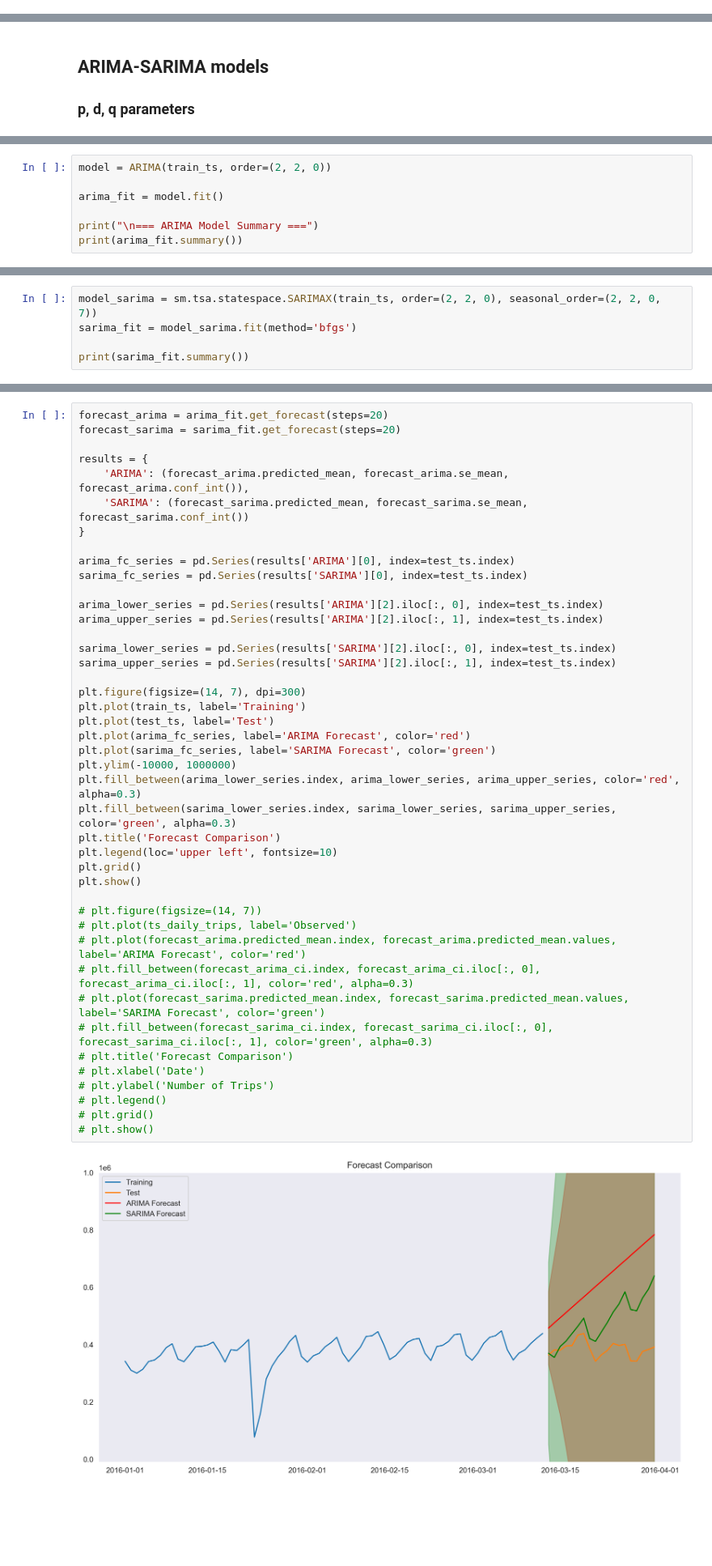
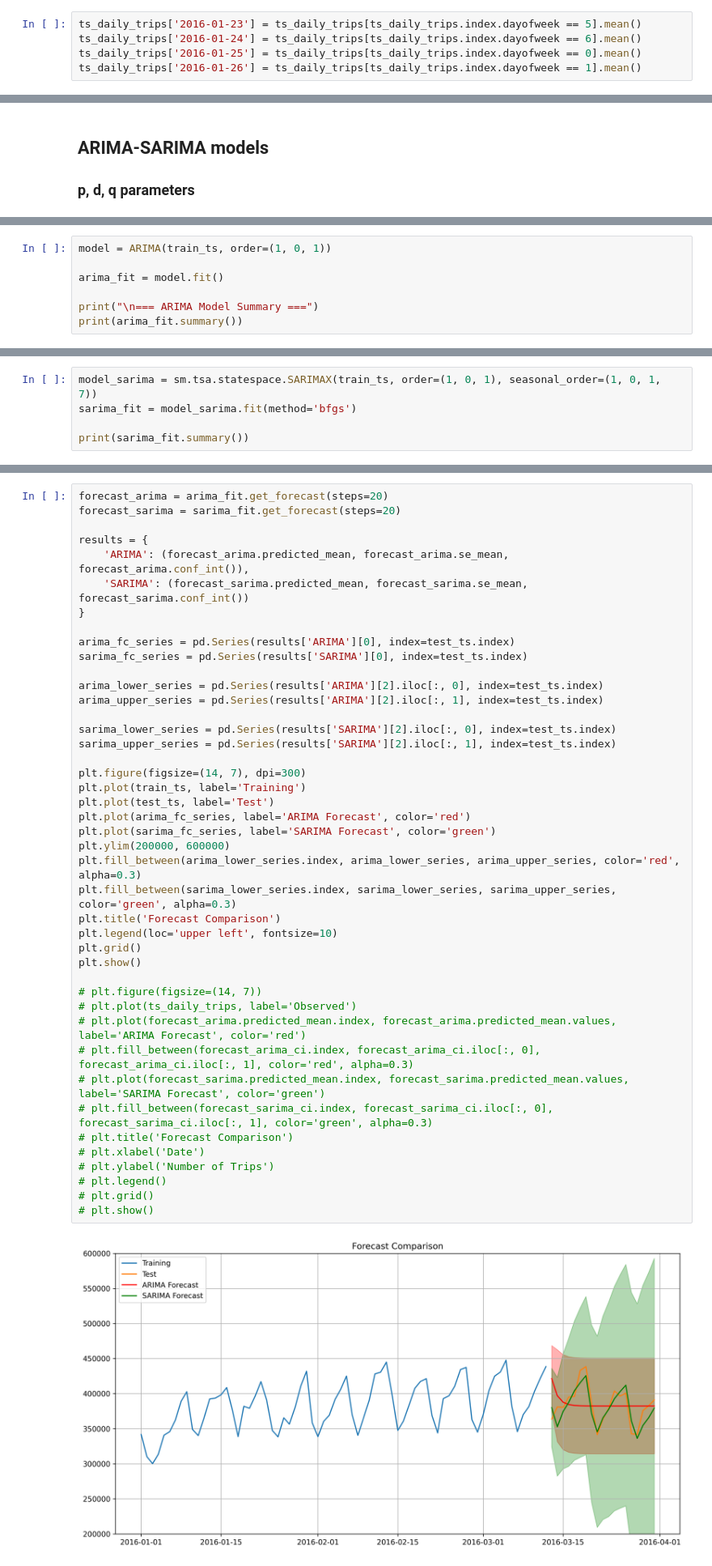
Before and after one commit to NicolaPicciafuoco/time-series-analysis, a Jupyter notebook: code/dataset_taxi_NYC/time_series.ipynb, the cells around one changed output, grey strips where cells are left out. Shown at 81% size. Saved outputs shown, nothing was run; the diff lists cells and outputs as text; blank space fills up the shorter version.

```diff
--- a/code/dataset_taxi_NYC/time_series.ipynb
+++ b/code/dataset_taxi_NYC/time_series.ipynb
@@ -101,0 +97,5 @@ test_ts = ts_daily_trips[train_size:]
+# %%
+ts_daily_trips['2016-01-23'] = ts_daily_trips[ts_daily_trips.index.dayofweek == 5].mean()
+ts_daily_trips['2016-01-24'] = ts_daily_trips[ts_daily_trips.index.dayofweek == 6].mean()
+ts_daily_trips['2016-01-25'] = ts_daily_trips[ts_daily_trips.index.dayofweek == 0].mean()
+ts_daily_trips['2016-01-26'] = ts_daily_trips[ts_daily_trips.index.dayofweek == 1].mean()
@@ -249,5 +256,5 @@ plt.show()
 # %%
-model = ARIMA(train_ts, order=(2, 2, 0))
+model = ARIMA(train_ts, order=(1, 0, 1))
 
 arima_fit = model.fit()
 
@@ -280,5 +287,5 @@ plt.show()
 # %%
-model_sarima = sm.tsa.statespace.SARIMAX(train_ts, order=(2, 2, 0), seasonal_order=(2, 2, 0, 7))
+model_sarima = sm.tsa.statespace.SARIMAX(train_ts, order=(1, 0, 1), seasonal_order=(1, 0, 1, 7))
 sarima_fit = model_sarima.fit(method='bfgs')
 
 print(sarima_fit.summary())
@@ -321,35 +328,35 @@ arima_lower_series = pd.Series(results['ARIMA'][2].iloc[:, 0], index=test_ts.ind
 arima_upper_series = pd.Series(results['ARIMA'][2].iloc[:, 1], index=test_ts.index)
 
 sarima_lower_series = pd.Series(results['SARIMA'][2].iloc[:, 0], index=test_ts.index)
 sarima_upper_series = pd.Series(results['SARIMA'][2].iloc[:, 1], index=test_ts.index)
 
 plt.figure(figsize=(14, 7), dpi=300)
 plt.plot(train_ts, label='Training')
 plt.plot(test_ts, label='Test')
 plt.plot(arima_fc_series, label='ARIMA Forecast', color='red')
 plt.plot(sarima_fc_series, label='SARIMA Forecast', color='green')
-plt.ylim(-10000, 1000000)
+plt.ylim(200000, 600000)
 plt.fill_between(arima_lower_series.index, arima_lower_series, arima_upper_series, color='red', alpha=0.3)
 plt.fill_between(sarima_lower_series.index, sarima_lower_series, sarima_upper_series, color='green', alpha=0.3)
 plt.title('Forecast Comparison')
 plt.legend(loc='upper left', fontsize=10)
 plt.grid()
 plt.show()
 
 # plt.figure(figsize=(14, 7))
 # plt.plot(ts_daily_trips, label='Observed')
 # plt.plot(forecast_arima.predicted_mean.index, forecast_arima.predicted_mean.values, label='ARIMA Forecast', color='red')
 # plt.fill_between(forecast_arima_ci.index, forecast_arima_ci.iloc[:, 0], forecast_arima_ci.iloc[:, 1], color='red', alpha=0.3)
 # plt.plot(forecast_sarima.predicted_mean.index, forecast_sarima.predicted_mean.values, label='SARIMA Forecast', color='green')
 # plt.fill_between(forecast_sarima_ci.index, forecast_sarima_ci.iloc[:, 0], forecast_sarima_ci.iloc[:, 1], color='green', alpha=0.3)
 # plt.title('Forecast Comparison')
 # plt.xlabel('Date')
 # plt.ylabel('Number of Trips')
 # plt.legend()
 # plt.grid()
 # plt.show()
 # %% [output]
-[figure, old version]
+[figure, new version]
 # %% [markdown]
 ## Hour based analysis
 
```
Also changed, not shown: parts of 28 cells of this notebook.
